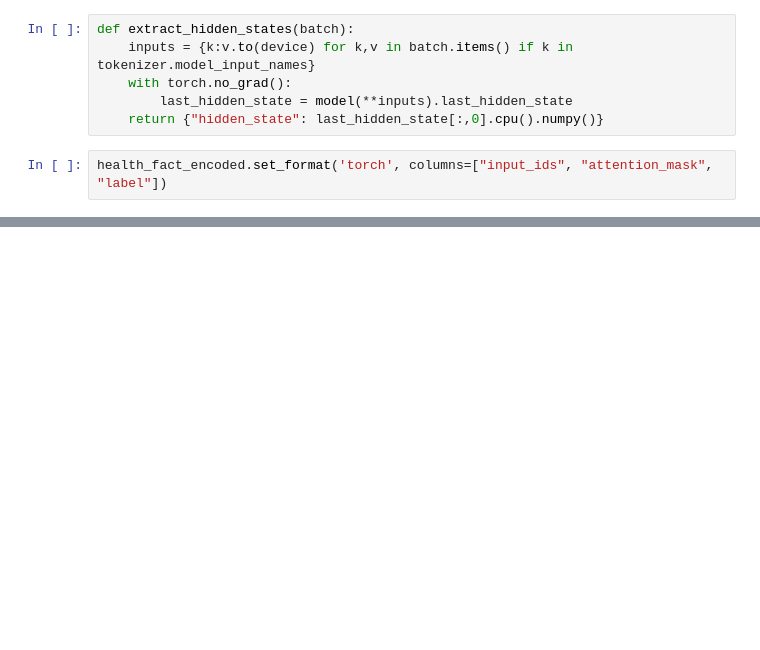
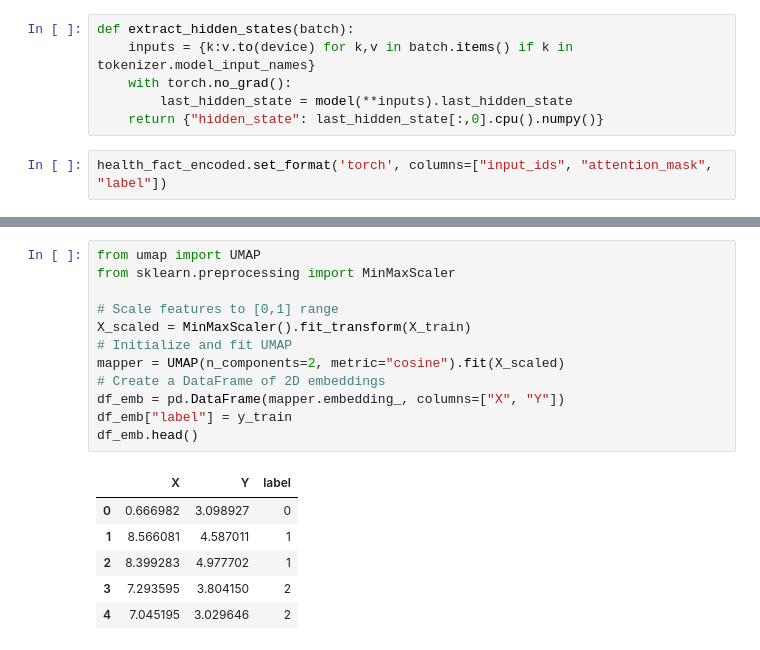
Before and after one commit to NeuroGrid/pubhealth, a Jupyter notebook: pubhealth-deeper.ipynb, the cells around one changed output, grey strips where cells are left out. Drawn from its saved outputs; the diff is of its cells as text; blank space fills up the shorter version.

```diff
--- a/pubhealth-deeper.ipynb
+++ b/pubhealth-deeper.ipynb
@@ -148,0 +200,19 @@ OutOfMemoryError: CUDA out of memory. Tried to allocate 11.72 GiB (GPU 0; 15.90
+# %%
+from umap import UMAP
+from sklearn.preprocessing import MinMaxScaler
+
+# Scale features to [0,1] range
+X_scaled = MinMaxScaler().fit_transform(X_train)
+# Initialize and fit UMAP
+mapper = UMAP(n_components=2, metric="cosine").fit(X_scaled)
+# Create a DataFrame of 2D embeddings
+df_emb = pd.DataFrame(mapper.embedding_, columns=["X", "Y"])
+df_emb["label"] = y_train
+df_emb.head()
+# %% [output]
+|  | X | Y | label |
+| 0 | 0.666982 | 3.098927 | 0 |
+| 1 | 8.566081 | 4.587011 | 1 |
+| 2 | 8.399283 | 4.977702 | 1 |
+| 3 | 7.293595 | 3.804150 | 2 |
+| 4 | 7.045195 | 3.029646 | 2 |
```
Also changed, not shown: parts of 19 cells of this notebook.
